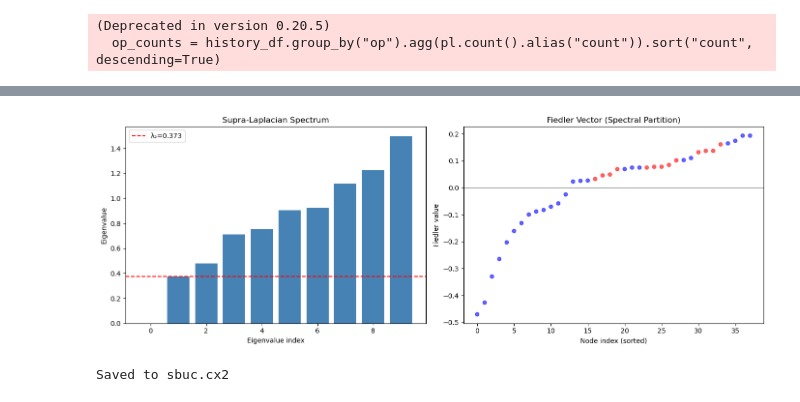
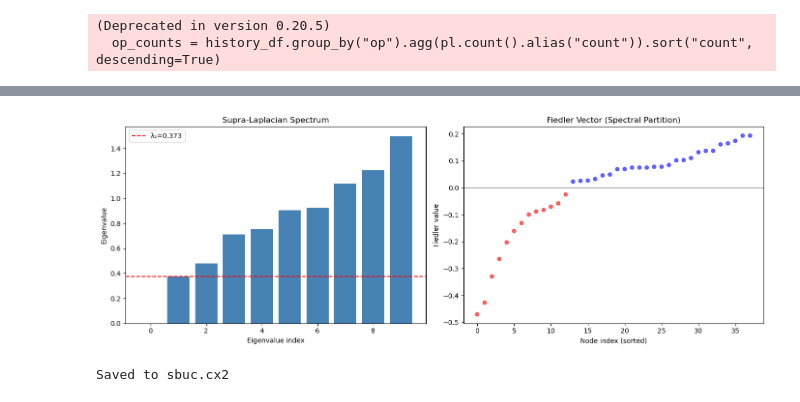
Before and after one commit to saezlab/annnet, a Jupyter notebook: notebooks/SBUC.ipynb, the cells around one changed output, grey strips where cells are left out. Saved outputs shown, nothing was run; the diff lists cells and outputs as text; code cells hidden in the pictures.

Commit message:
fix visualization colr

```diff
--- a/notebooks/SBUC.ipynb
+++ b/notebooks/SBUC.ipynb
@@ -1182,34 +1182,36 @@ MULTILAYER NETWORK ANALYSIS - COMPLETE SUMMARY
 # %%
 # . Visualization
 
 fig, axes = plt.subplots(1, 2, figsize=(14, 5))
 
 # Plot 1: Eigenvalue spectrum
 # Axes indexing changes from axes[0, 0] to axes[0]
 ax = axes[0]
 ax.bar(range(len(eigenvalues)), eigenvalues, color='steelblue')
 ax.axhline(y=eigenvalues[1], color='red', linestyle='--', label=f'λ₂={eigenvalues[1]:.3f}')
 ax.set_xlabel('Eigenvalue index')
 ax.set_ylabel('Eigenvalue')
 ax.set_title('Supra-Laplacian Spectrum')
 ax.legend()
 
 # Plot 2: Fiedler vector
 # Axes indexing changes from axes[0, 1] to axes[1]
 ax = axes[1]
-colors = ['red' if f < 0 else 'blue' for f in fiedler_vec]
+sorted_indices = np.argsort(fiedler_vec)
+sorted_fiedler = fiedler_vec[sorted_indices]
+colors = ['red' if f < 0 else 'blue' for f in sorted_fiedler]
 ax.scatter(range(len(fiedler_vec)), np.sort(fiedler_vec), c=colors, alpha=0.6, s=30)
 ax.axhline(y=0, color='black', linestyle='-', linewidth=0.5)
 ax.set_xlabel('Node index (sorted)')
 ax.set_ylabel('Fiedler value')
 ax.set_title('Fiedler Vector (Spectral Partition)')
 
 # 3. Remove Plot 3 and Plot 4 code entirely
 
 plt.tight_layout()
 plt.show()
 # %% [output]
-[figure, old version]
+[figure, new version]
 # %%
 # . Cytoscape layer visualization
 
```
Also changed, not shown: parts of 5 cells of this notebook, 1 other file.
